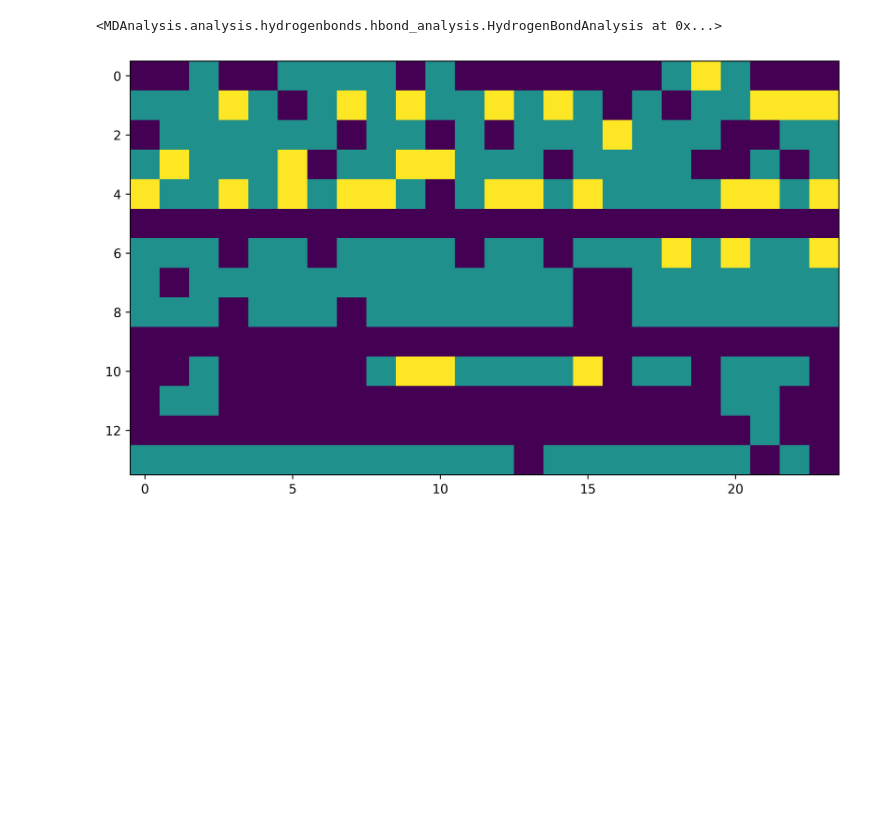
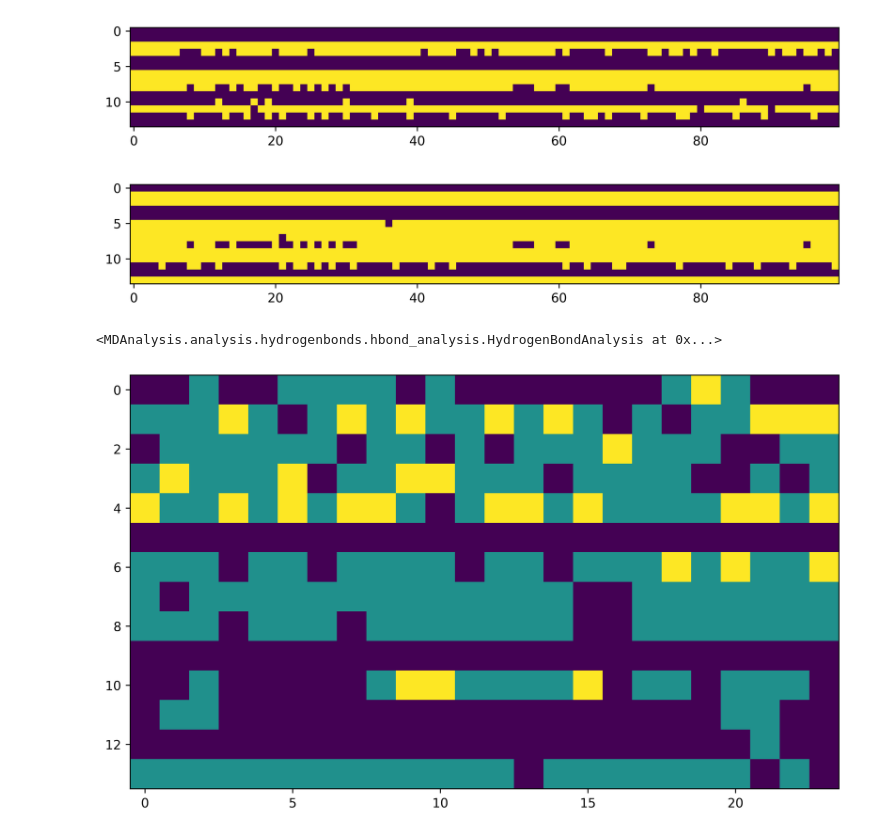
Before and after one commit to JonathanHB/threonine_rotamer_analysis, a Jupyter notebook: threonine_rotamer_solvation_ss.ipynb, the cells around one changed output. Drawn from its saved outputs; the diff is of its cells as text; code cells hidden in the pictures; blank space fills up the shorter version.

```diff
--- a/threonine_rotamer_solvation_ss.ipynb
+++ b/threonine_rotamer_solvation_ss.ipynb
@@ -31,3 +48,16 @@ n_residues = len(u.select_atoms(f"resname {whichresidue.upper()}").residues)
+# %%
+helix_assignments = np.load("../thr_rotamers_solvation/resi_data/degrabo/aac1/run01/aac1-degrabo-run01-seg01-ser-secstr.npy")
+plt.figure(figsize=(10,10), dpi=600)
+plt.imshow(helix_assignments[:,:100])
+plt.show()
+
+loop_assignments = np.load("../thr_rotamers_solvation/resi_data/degrabo/aac1/run01/aac1-degrabo-run01-seg01-ser-secstr_num.npy")
+plt.figure(figsize=(10,10), dpi=600)
+plt.imshow(loop_assignments[:100].transpose())
+plt.show()
+# %% [output]
+[figure, added]
+[figure, added]
 # %%
 #-------------------------------- calculate hydrogen bonds -------------------------------
 
```
Also changed, not shown: parts of 1 cell of this notebook, 4 other files.
